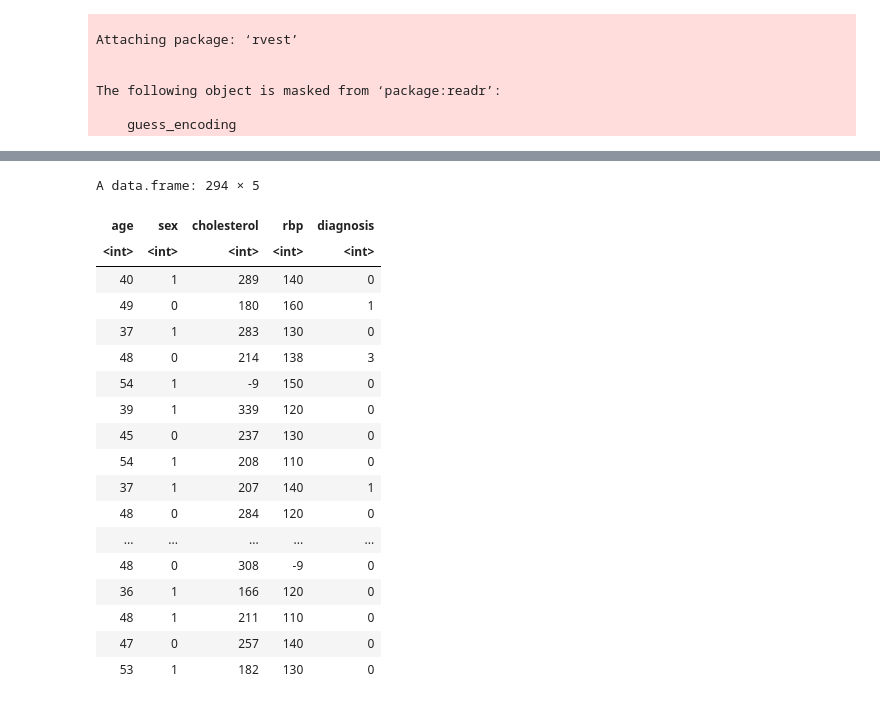
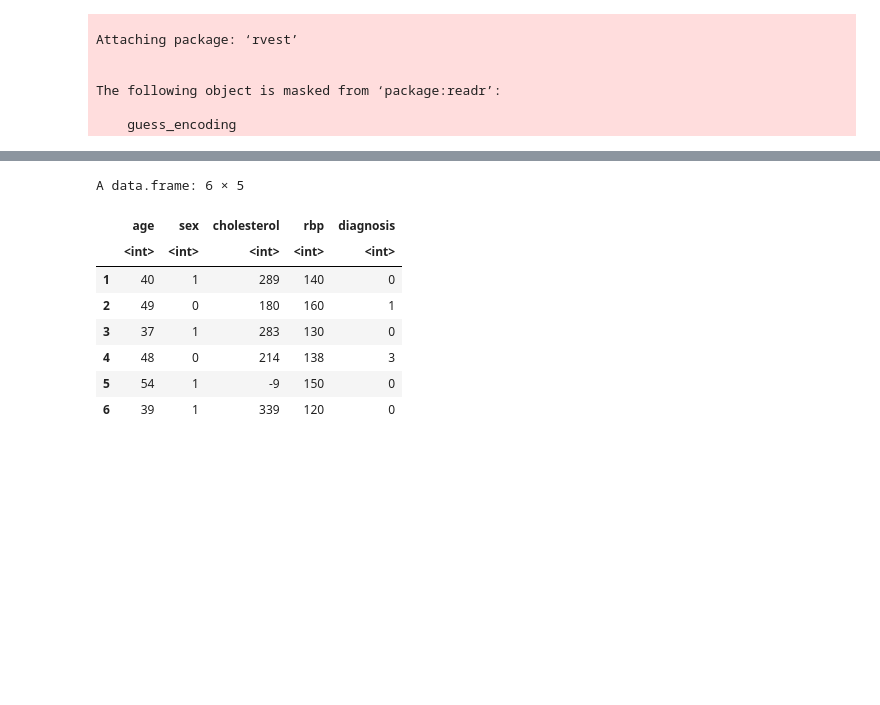
Before and after one commit to denali-gordon/Heart-Disease---Group-Project-DSCI, a Jupyter notebook: heartdiseasecode.ipynb, the cells around one changed output, grey strips where cells are left out. Saved outputs shown, nothing was run; the diff lists cells and outputs as text; code cells hidden in the pictures; blank space fills up the shorter version.

```diff
--- a/heartdiseasecode.ipynb
+++ b/heartdiseasecode.ipynb
@@ -103,27 +93,17 @@ A data.frame: 294 × 14
 # %%
 #select the columns we will be using to predict the diagnosis
 heart_disease_new <- select(heart_disease_data, age, sex, cholesterol, rbp, diagnosis)
-heart_disease_new
+head(heart_disease_new)
 # %% [output]
-A data.frame: 294 × 5
+A data.frame: 6 × 5
-| age | sex | cholesterol | rbp | diagnosis |
-| <int> | <int> | <int> | <int> | <int> |
-| 40 | 1 | 289 | 140 | 0 |
-| 49 | 0 | 180 | 160 | 1 |
-| 37 | 1 | 283 | 130 | 0 |
-| 48 | 0 | 214 | 138 | 3 |
-| 54 | 1 | -9 | 150 | 0 |
-| 39 | 1 | 339 | 120 | 0 |
-| 45 | 0 | 237 | 130 | 0 |
-| 54 | 1 | 208 | 110 | 0 |
-| 37 | 1 | 207 | 140 | 1 |
-| 48 | 0 | 284 | 120 | 0 |
-| ... | ... | ... | ... | ... |
-| 48 | 0 | 308 | -9 | 0 |
-| 36 | 1 | 166 | 120 | 0 |
-| 48 | 1 | 211 | 110 | 0 |
-| 47 | 0 | 257 | 140 | 0 |
-| 53 | 1 | 182 | 130 | 0 |
+|  | age | sex | cholesterol | rbp | diagnosis |
+|  | <int> | <int> | <int> | <int> | <int> |
+| 1 | 40 | 1 | 289 | 140 | 0 |
+| 2 | 49 | 0 | 180 | 160 | 1 |
+| 3 | 37 | 1 | 283 | 130 | 0 |
+| 4 | 48 | 0 | 214 | 138 | 3 |
+| 5 | 54 | 1 | -9 | 150 | 0 |
+| 6 | 39 | 1 | 339 | 120 | 0 |
 # %%
 #rename 0 and 1 in sex column as female and male
 heart_disease_new2 <- heart_disease_new|>
```
Also changed, not shown: parts of 17 cells of this notebook.
